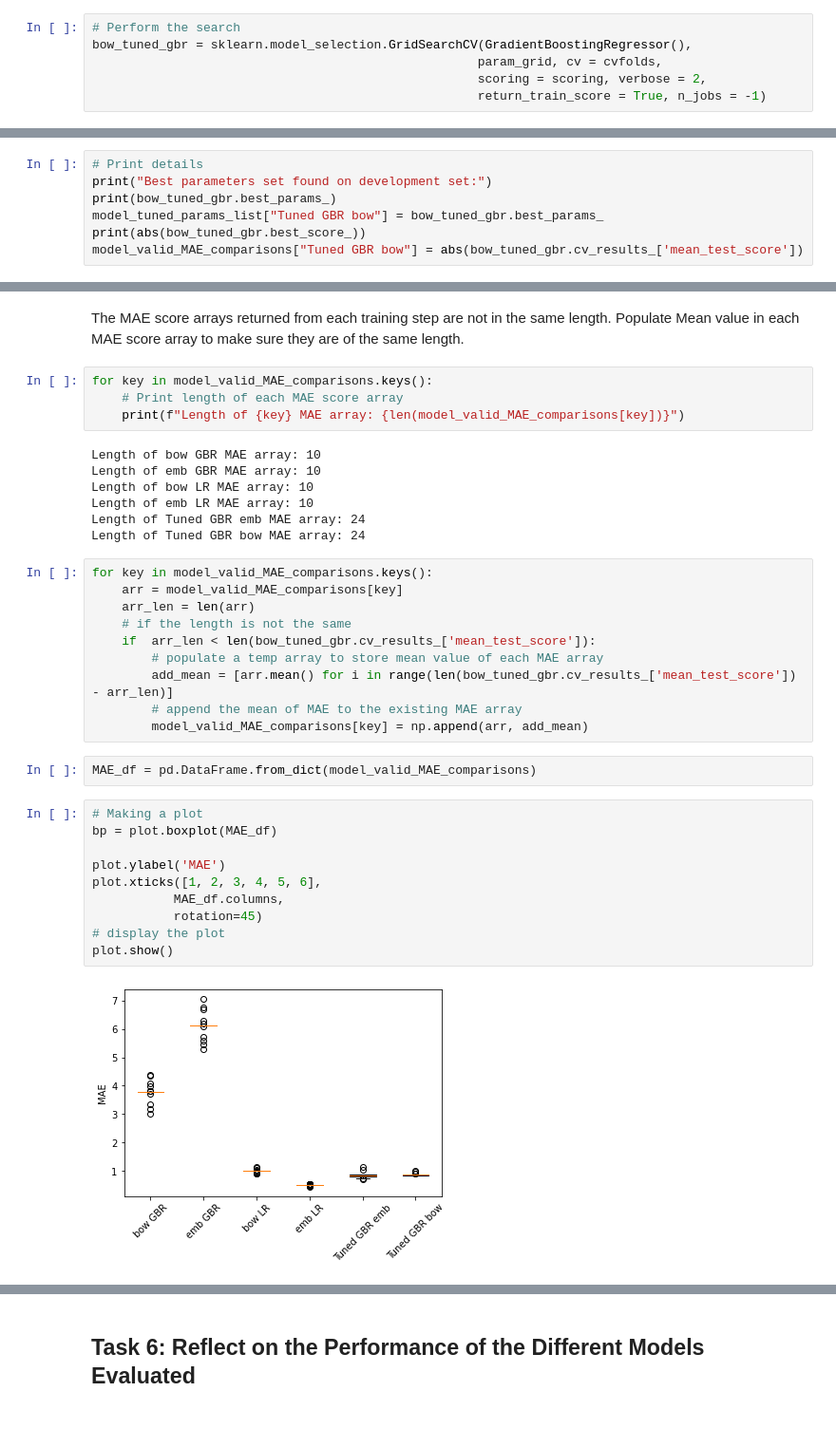
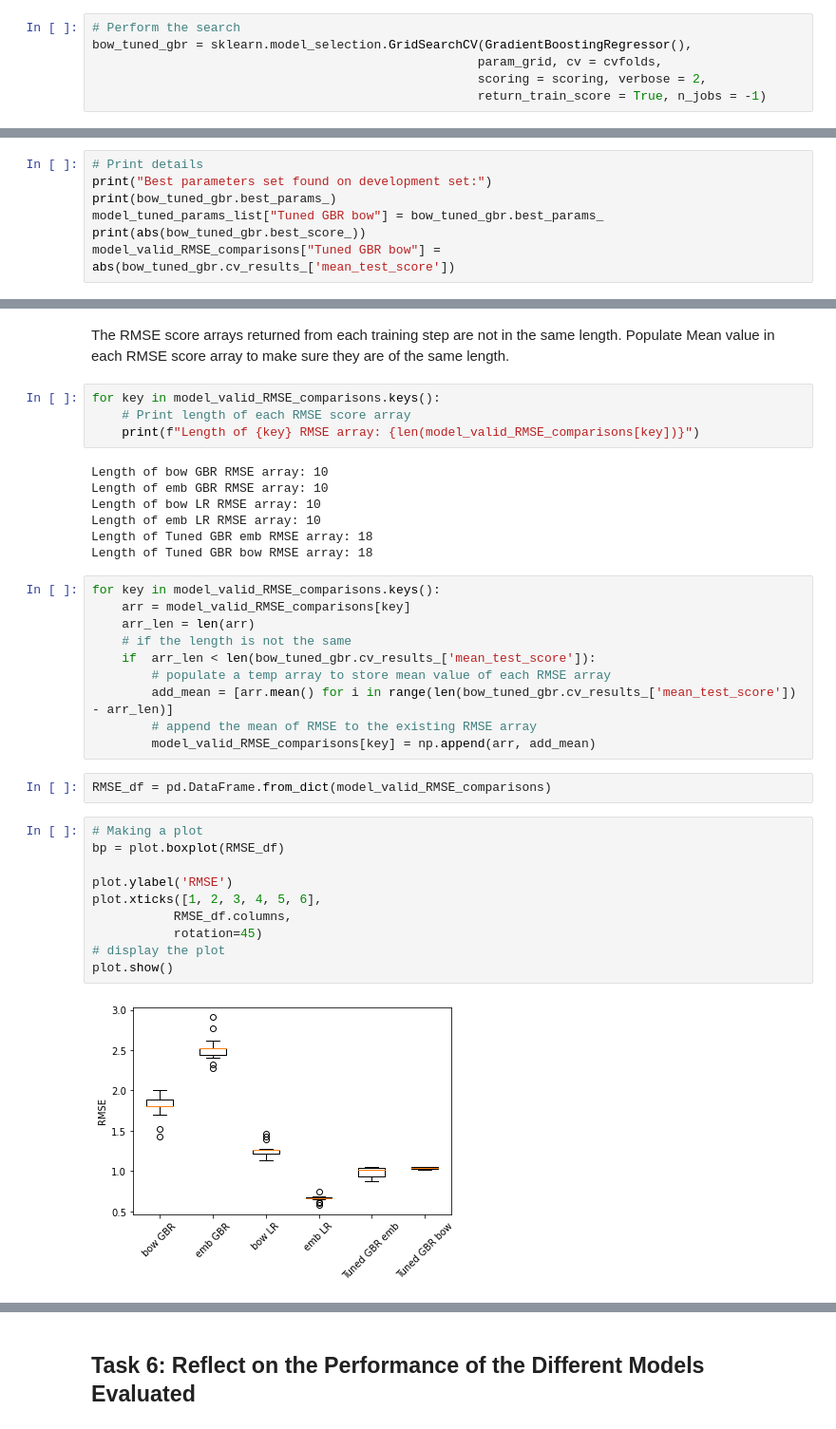
Before and after one commit to 13204942/COMP47590, a Jupyter notebook: Assignment1_GradientBoostingRegressor.ipynb, the cells around one changed output, grey strips where cells are left out. Shown at 95% size. Saved outputs shown, nothing was run; the diff lists cells and outputs as text.

Commit message:
update codes and plots

```diff
--- a/Assignment1_GradientBoostingRegressor.ipynb
+++ b/Assignment1_GradientBoostingRegressor.ipynb
@@ -580,6 +590,6 @@ print("Best parameters set found on development set:")
 print(bow_tuned_gbr.best_params_)
 model_tuned_params_list["Tuned GBR bow"] = bow_tuned_gbr.best_params_
 print(abs(bow_tuned_gbr.best_score_))
-model_valid_MAE_comparisons["Tuned GBR bow"] = abs(bow_tuned_gbr.cv_results_['mean_test_score'])
+model_valid_RMSE_comparisons["Tuned GBR bow"] = abs(bow_tuned_gbr.cv_results_['mean_test_score'])
 # %% [output]
 Best parameters set found on development set:
@@ -609,37 +628,37 @@ model_valid_MAE_comparisons
 # %% [markdown]
-The MAE score arrays returned from each training step are not in the same length. Populate Mean value in each MAE score array to make sure they are of the same length.
+The RMSE score arrays returned from each training step are not in the same length. Populate Mean value in each RMSE score array to make sure they are of the same length.
 # %%
-for key in model_valid_MAE_comparisons.keys():
-    # Print length of each MAE score array
-    print(f"Length of {key} MAE array: {len(model_valid_MAE_comparisons[key])}")
+for key in model_valid_RMSE_comparisons.keys():
+    # Print length of each RMSE score array
+    print(f"Length of {key} RMSE array: {len(model_valid_RMSE_comparisons[key])}")
 # %% [output]
-Length of bow GBR MAE array: 10
-Length of emb GBR MAE array: 10
-Length of bow LR MAE array: 10
-Length of emb LR MAE array: 10
-Length of Tuned GBR emb MAE array: 24
-Length of Tuned GBR bow MAE array: 24
+Length of bow GBR RMSE array: 10
+Length of emb GBR RMSE array: 10
+Length of bow LR RMSE array: 10
+Length of emb LR RMSE array: 10
+Length of Tuned GBR emb RMSE array: 18
+Length of Tuned GBR bow RMSE array: 18
 # %%
-for key in model_valid_MAE_comparisons.keys():
-    arr = model_valid_MAE_comparisons[key]
+for key in model_valid_RMSE_comparisons.keys():
+    arr = model_valid_RMSE_comparisons[key]
     arr_len = len(arr)
     # if the length is not the same
     if  arr_len < len(bow_tuned_gbr.cv_results_['mean_test_score']):
-        # populate a temp array to store mean value of each MAE array
+        # populate a temp array to store mean value of each RMSE array
         add_mean = [arr.mean() for i in range(len(bow_tuned_gbr.cv_results_['mean_test_score']) - arr_len)]
-        # append the mean of MAE to the existing MAE array
-        model_valid_MAE_comparisons[key] = np.append(arr, add_mean)
+        # append the mean of RMSE to the existing RMSE array
+        model_valid_RMSE_comparisons[key] = np.append(arr, add_mean)
 # %%
-MAE_df = pd.DataFrame.from_dict(model_valid_MAE_comparisons)
+RMSE_df = pd.DataFrame.from_dict(model_valid_RMSE_comparisons)
 # %%
 # Making a plot
-bp = plot.boxplot(MAE_df)
+bp = plot.boxplot(RMSE_df)
 
-plot.ylabel('MAE')
+plot.ylabel('RMSE')
 plot.xticks([1, 2, 3, 4, 5, 6],
-           MAE_df.columns,
+           RMSE_df.columns,
            rotation=45)
 # display the plot
 plot.show()
 # %% [output]
-[figure, old version]
+[figure, new version]
```
Also changed, not shown: parts of 34 cells of this notebook.
